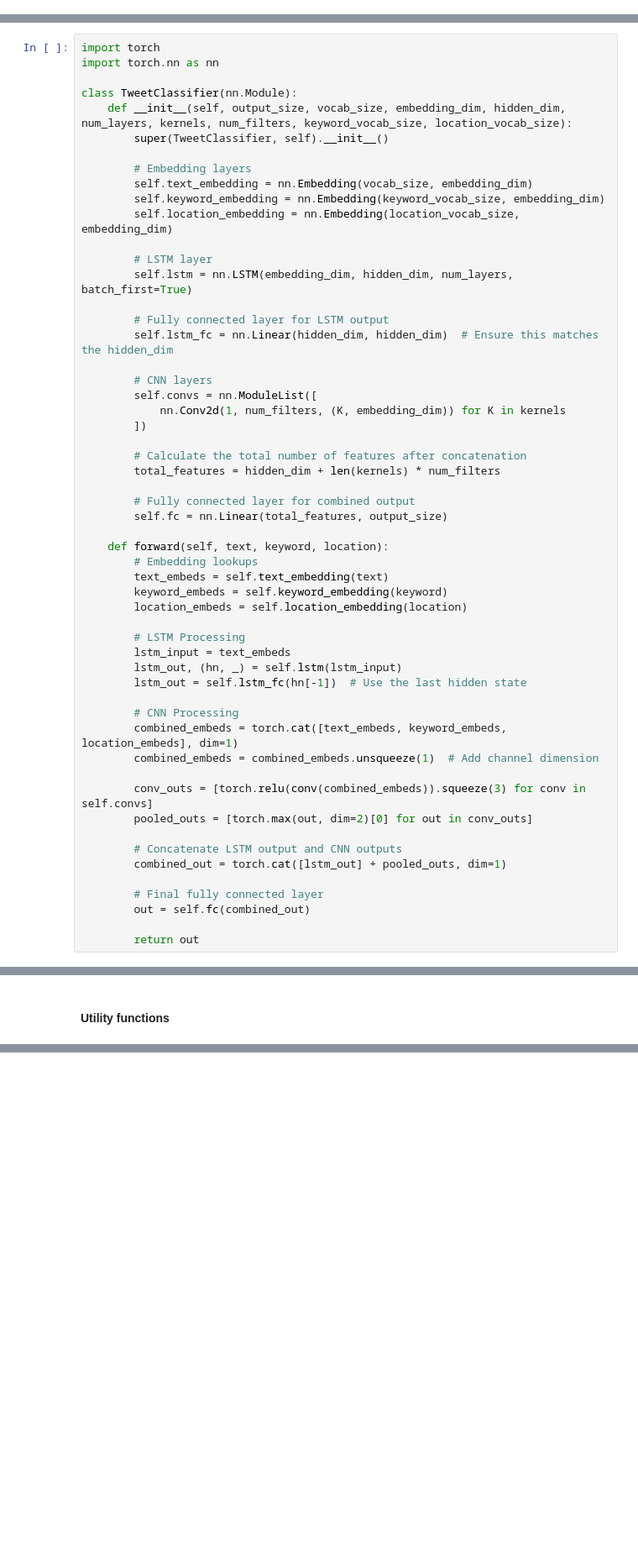
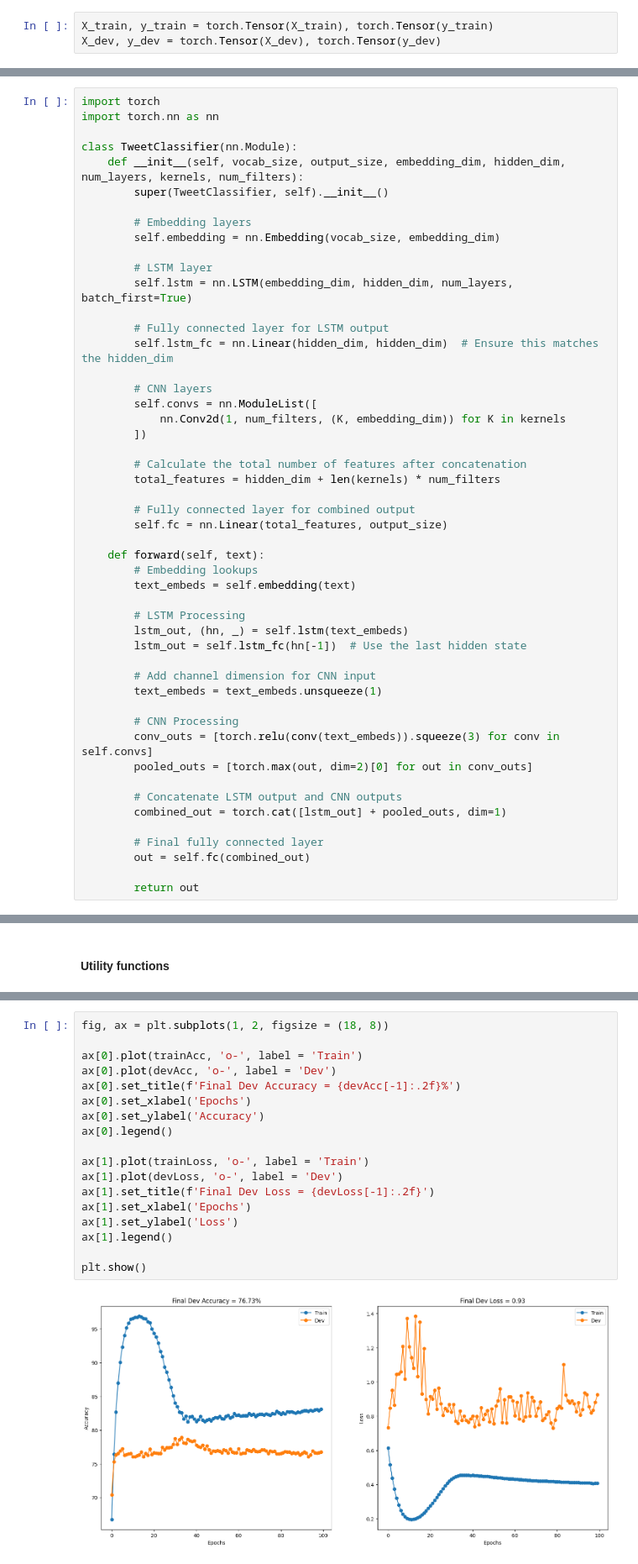
Before and after one commit to GentBinaku/nlp_tweet, a Jupyter notebook: TweetsClassifer.ipynb, the cells around one changed output, grey strips where cells are left out. Shown: that part at 84% size. Saved outputs shown, nothing was run; the diff lists cells and outputs as text; blank space fills up the shorter version.

```diff
--- a/TweetsClassifer.ipynb
+++ b/TweetsClassifer.ipynb
@@ -251,0 +273,3 @@ class TweetClassifierDataset(Dataset):
+# %%
+X_train, y_train = torch.Tensor(X_train), torch.Tensor(y_train)
+X_dev, y_dev = torch.Tensor(X_dev), torch.Tensor(y_dev)
@@ -258,13 +290,11 @@ import torch
 import torch.nn as nn
 
 class TweetClassifier(nn.Module):
-    def __init__(self, output_size, vocab_size, embedding_dim, hidden_dim, num_layers, kernels, num_filters, keyword_vocab_size, location_vocab_size):
+    def __init__(self, vocab_size, output_size, embedding_dim, hidden_dim, num_layers, kernels, num_filters):
         super(TweetClassifier, self).__init__()
 
         # Embedding layers
-        self.text_embedding = nn.Embedding(vocab_size, embedding_dim)
-        self.keyword_embedding = nn.Embedding(keyword_vocab_size, embedding_dim)
-        self.location_embedding = nn.Embedding(location_vocab_size, embedding_dim)
+        self.embedding = nn.Embedding(vocab_size, embedding_dim)
 
         # LSTM layer
         self.lstm = nn.LSTM(embedding_dim, hidden_dim, num_layers, batch_first=True)
@@ -283,22 +313,19 @@ class TweetClassifier(nn.Module):
         # Fully connected layer for combined output
         self.fc = nn.Linear(total_features, output_size)
 
-    def forward(self, text, keyword, location):
+    def forward(self, text):
         # Embedding lookups
-        text_embeds = self.text_embedding(text)
-        keyword_embeds = self.keyword_embedding(keyword)
-        location_embeds = self.location_embedding(location)
+        text_embeds = self.embedding(text)
 
         # LSTM Processing
-        lstm_input = text_embeds
-        lstm_out, (hn, _) = self.lstm(lstm_input)
+        lstm_out, (hn, _) = self.lstm(text_embeds)
         lstm_out = self.lstm_fc(hn[-1])  # Use the last hidden state
 
+        # Add channel dimension for CNN input
+        text_embeds = text_embeds.unsqueeze(1)
+
         # CNN Processing
-        combined_embeds = torch.cat([text_embeds, keyword_embeds, location_embeds], dim=1)
-        combined_embeds = combined_embeds.unsqueeze(1)  # Add channel dimension
-
-        conv_outs = [torch.relu(conv(combined_embeds)).squeeze(3) for conv in self.convs]
+        conv_outs = [torch.relu(conv(text_embeds)).squeeze(3) for conv in self.convs]
         pooled_outs = [torch.max(out, dim=2)[0] for out in conv_outs]
 
         # Concatenate LSTM output and CNN outputs
@@ -639,0 +442,20 @@ RuntimeError: cuDNN error: CUDNN_STATUS_BAD_PARAM_STREAM_MISMATCH
+# %%
+fig, ax = plt.subplots(1, 2, figsize = (18, 8))
+
+ax[0].plot(trainAcc, 'o-', label = 'Train')
+ax[0].plot(devAcc, 'o-', label = 'Dev')
+ax[0].set_title(f'Final Dev Accuracy = {devAcc[-1]:.2f}%')
+ax[0].set_xlabel('Epochs')
+ax[0].set_ylabel('Accuracy')
+ax[0].legend()
+
+ax[1].plot(trainLoss, 'o-', label = 'Train')
+ax[1].plot(devLoss, 'o-', label = 'Dev')
+ax[1].set_title(f'Final Dev Loss = {devLoss[-1]:.2f}')
+ax[1].set_xlabel('Epochs')
+ax[1].set_ylabel('Loss')
+ax[1].legend()
+
+plt.show()
+# %% [output]
+[figure, added]
```
Also changed, not shown: parts of 29 cells of this notebook.
